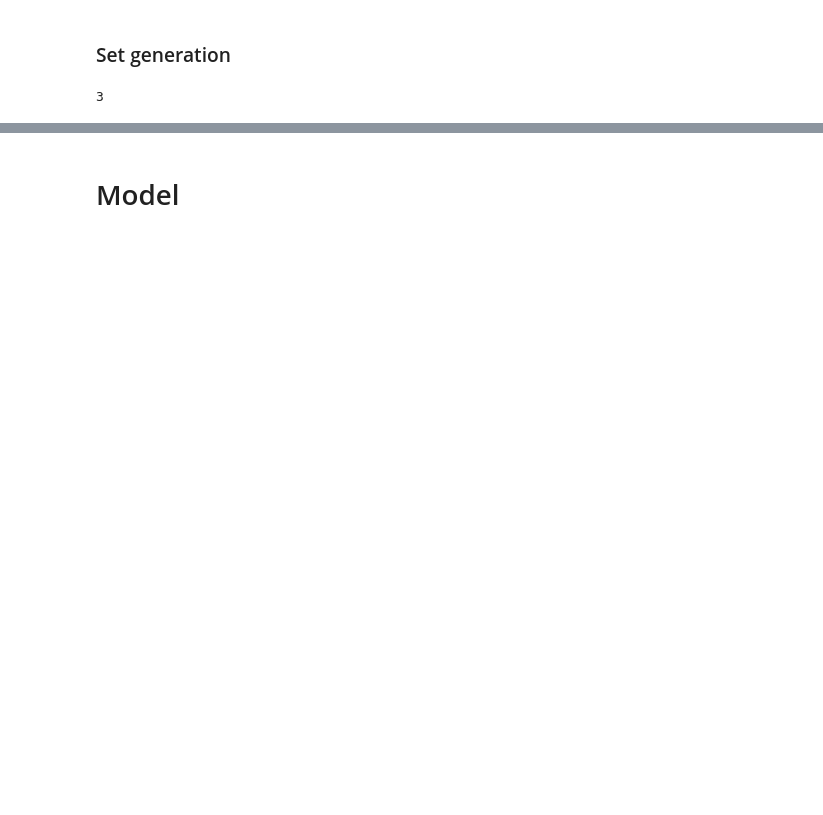
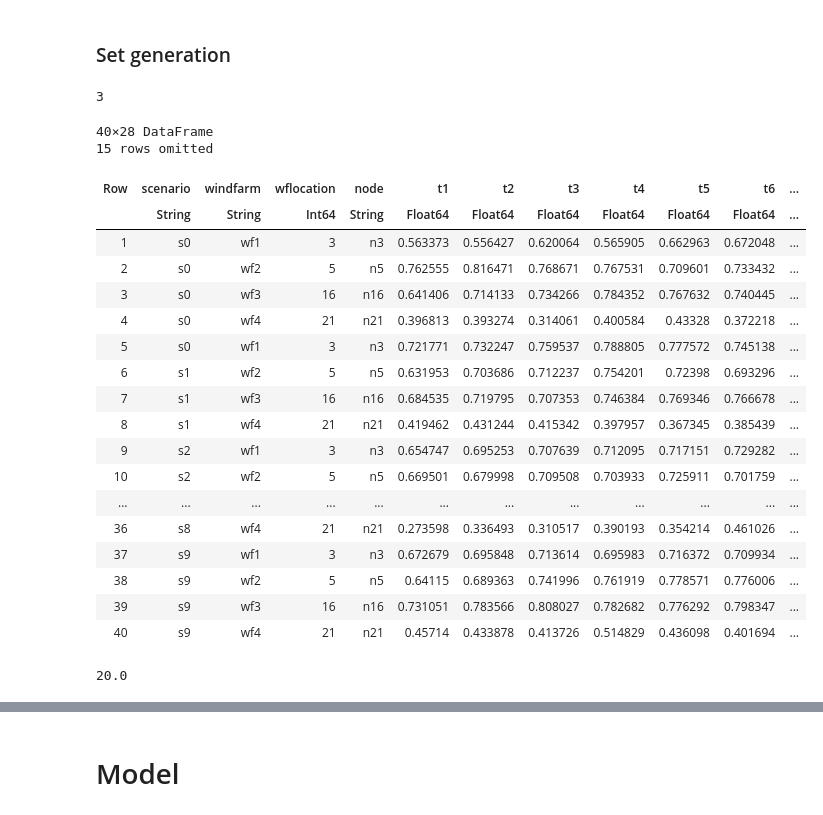
Before and after one commit to labedisa/AMO-Single-Project, a Jupyter notebook: Demand Response Model.ipynb, the cells around one changed output, grey strips where cells are left out. Cells and saved outputs as stored; diff of their text form; code cells hidden in the pictures; blank space fills up the shorter version.

```diff
--- a/Demand Response Model.ipynb
+++ b/Demand Response Model.ipynb
@@ -262,3 +407,47 @@ for l in L
     nl[N[ld["from"][l]], l] = 1
     nl[N[ld["to "][l]], l] = -1
 end
+# %%
+data_lina["windscenarios"]
+# %% [output]
+40×28 DataFrame
+15 rows omitted
+| Row | scenario | windfarm | wflocation | node | t1 | t2 | t3 | t4 | t5 | t6 | ... |
+|  | String | String | Int64 | String | Float64 | Float64 | Float64 | Float64 | Float64 | Float64 | ... |
+| 1 | s0 | wf1 | 3 | n3 | 0.563373 | 0.556427 | 0.620064 | 0.565905 | 0.662963 | 0.672048 | ... |
+| 2 | s0 | wf2 | 5 | n5 | 0.762555 | 0.816471 | 0.768671 | 0.767531 | 0.709601 | 0.733432 | ... |
+| 3 | s0 | wf3 | 16 | n16 | 0.641406 | 0.714133 | 0.734266 | 0.784352 | 0.767632 | 0.740445 | ... |
+| 4 | s0 | wf4 | 21 | n21 | 0.396813 | 0.393274 | 0.314061 | 0.400584 | 0.43328 | 0.372218 | ... |
+| 5 | s0 | wf1 | 3 | n3 | 0.721771 | 0.732247 | 0.759537 | 0.788805 | 0.777572 | 0.745138 | ... |
+| 6 | s1 | wf2 | 5 | n5 | 0.631953 | 0.703686 | 0.712237 | 0.754201 | 0.72398 | 0.693296 | ... |
+| 7 | s1 | wf3 | 16 | n16 | 0.684535 | 0.719795 | 0.707353 | 0.746384 | 0.769346 | 0.766678 | ... |
+| 8 | s1 | wf4 | 21 | n21 | 0.419462 | 0.431244 | 0.415342 | 0.397957 | 0.367345 | 0.385439 | ... |
+| 9 | s2 | wf1 | 3 | n3 | 0.654747 | 0.695253 | 0.707639 | 0.712095 | 0.717151 | 0.729282 | ... |
+| 10 | s2 | wf2 | 5 | n5 | 0.669501 | 0.679998 | 0.709508 | 0.703933 | 0.725911 | 0.701759 | ... |
+| ... | ... | ... | ... | ... | ... | ... | ... | ... | ... | ... | ... |
+| 36 | s8 | wf4 | 21 | n21 | 0.273598 | 0.336493 | 0.310517 | 0.390193 | 0.354214 | 0.461026 | ... |
+| 37 | s9 | wf1 | 3 | n3 | 0.672679 | 0.695848 | 0.713614 | 0.695983 | 0.716372 | 0.709934 | ... |
+| 38 | s9 | wf2 | 5 | n5 | 0.64115 | 0.689363 | 0.741996 | 0.761919 | 0.778571 | 0.776006 | ... |
+| 39 | s9 | wf3 | 16 | n16 | 0.731051 | 0.783566 | 0.808027 | 0.782682 | 0.776292 | 0.798347 | ... |
+| 40 | s9 | wf4 | 21 | n21 | 0.45714 | 0.433878 | 0.413726 | 0.514829 | 0.436098 | 0.401694 | ... |
+# %%
+wind_cap = AxisArray(zeros(NN), n=N)
+wind_cap["n3"] = 500.0
+wind_cap["n5"] = 500.0
+wind_cap["n16"] = 300.0
+wind_cap["n21"] = 300.0
+
+pi = AxisArray(ones(NS)/NS, s=S)
+
+wind = AxisArray(zeros(NS, NN, NT), s=S, n=N, t=T)
+for r in eachrow(data_lina["windscenarios"])
+    for t in T
+        wind[r[:scenario], r[:node], t] = r[t]*wind_cap[r[:node]]
+    end
+end
+
+ewind = mean(wind, dims=1)[1, :, :]
+stdwind = std(wind, dims=1)[1, :, :]
+cost_ws = 20.0
+# %% [output]
+20.0
```
Also changed, not shown: parts of 21 cells of this notebook, 7 other files.
